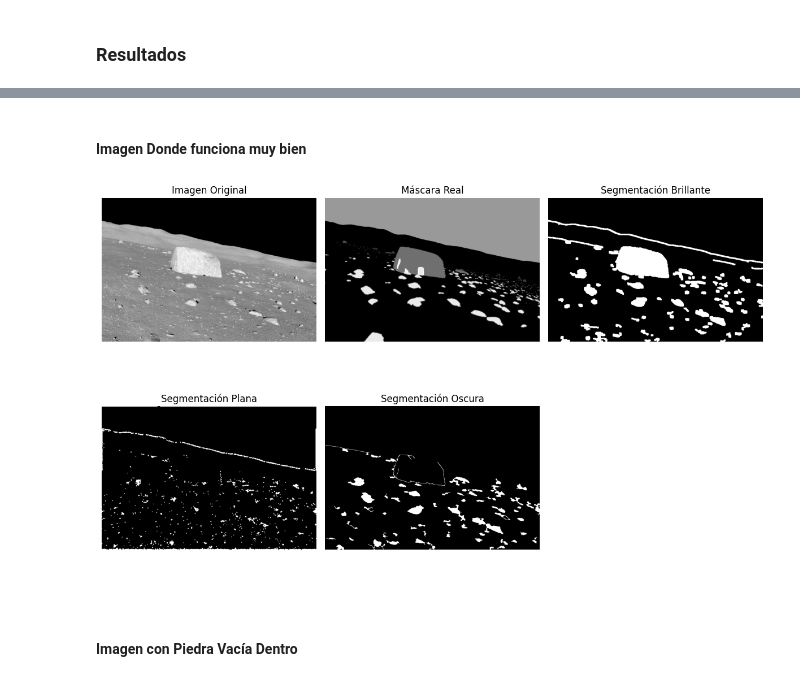
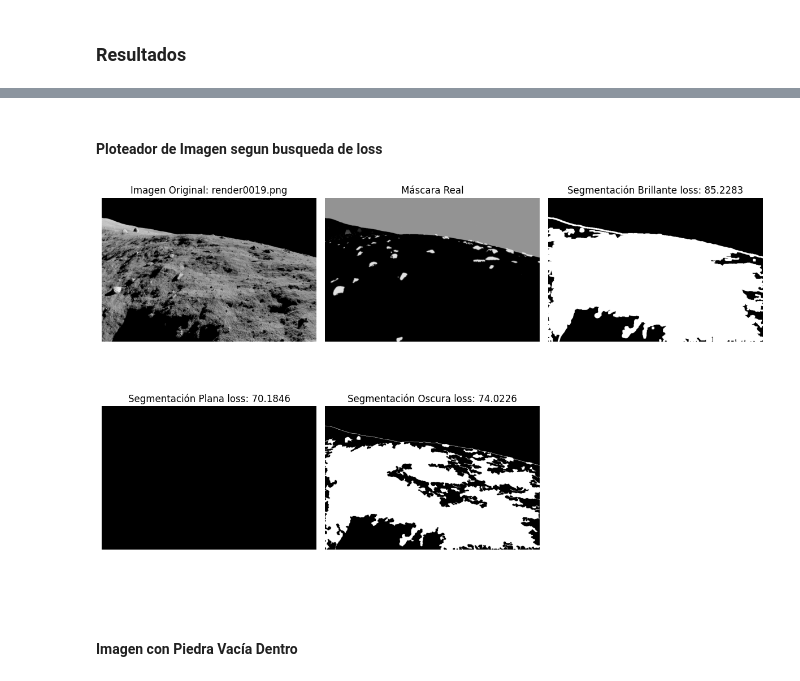
Before and after one commit to amag1/lunar-image-segmentation, a Jupyter notebook: grafics_and_plots.ipynb, the cells around one changed output, grey strips where cells are left out. Cells and saved outputs as stored; diff of their text form; code cells hidden in the pictures.

Commit message:
Fix plots

```diff
--- a/grafics_and_plots.ipynb
+++ b/grafics_and_plots.ipynb
@@ -353,32 +324,46 @@ if __name__ == "__main__":
 # %% [markdown]
-#### Imagen Donde funciona muy bien
+#### Ploteador de Imagen segun busqueda de loss
 # %%
-# Load render 0011 and evaluate
+
+
 if __name__ == "__main__":
-    image_number = 16
-    formated_num = str(image_number).zfill(4)
-    image_path = f"dataset/images/render/render{formated_num}.png"
-    image = cv2.imread(image_path, cv2.IMREAD_GRAYSCALE)
-    real_mask_path = f"dataset/images/ground/ground{formated_num}.png"
-    real_mask = cv2.imread(real_mask_path, cv2.IMREAD_GRAYSCALE)
+    for image_number in range(1,1000):
+        formated_num = str(image_number).zfill(4)
+        image_path = f"dataset/images/render/render{formated_num}.png"
+        real_mask_path = f"dataset/images/ground/ground{formated_num}.png"
 
-    # Create a mask for each method
-    mask_bright = segment_bright_image(image)
-    mask_flat = segment_flat_image(image)
-    mask_dark = segment_dark_image(image)
+        image = cv2.imread(image_path, cv2.IMREAD_GRAYSCALE)
+        real_mask = cv2.imread(real_mask_path, cv2.IMREAD_GRAYSCALE)
 
-    # Plot the original image, masks, and real mask
-    images_to_plot = [image, real_mask, mask_bright, mask_flat, mask_dark]
-    titles = [
-        'Imagen Original',
-        'Máscara Real',
-        'Segmentación Brillante',
-        'Segmentación Plana',
-        'Segmentación Oscura'
-    ]
-    plot_images_grid(images_to_plot, titles=titles, cols=3)
+        if image is None or real_mask is None:
+            continue
+
+        try:
+            _, loss_bright = eval(formated_num, segment_bright_image)
+            _, loss_flat = eval(formated_num, segment_flat_image)
+            _, loss_dark = eval(formated_num, segment_dark_image)
+        except Exception as e:
+            print(f"Error al evaluar {formated_num}: {e}")
+            continue
+
+        if all(loss > 60.0 for loss in [loss_bright, loss_flat, loss_dark]):
+            mask_bright = segment_bright_image(image)
+            mask_flat = segment_flat_image(image)
+            mask_dark = segment_dark_image(image)
+
+            images_to_plot = [image, real_mask, mask_bright, mask_flat, mask_dark]
+            titles = [
+                f'Imagen Original: render{formated_num}.png',
+                'Máscara Real',
+                f'Segmentación Brillante loss: {loss_bright:.4f}',
+                f'Segmentación Plana loss: {loss_flat:.4f}',
+                f'Segmentación Oscura loss: {loss_dark:.4f}'
+            ]
+            plot_images_grid(images_to_plot, titles=titles, cols=3)
+
+            break
 # %% [output]
-[figure, old version]
+[figure, new version]
 # %% [markdown]
 #### Imagen con Piedra Vacía Dentro
 # %%
```
Also changed, not shown: parts of 2 cells of this notebook.
